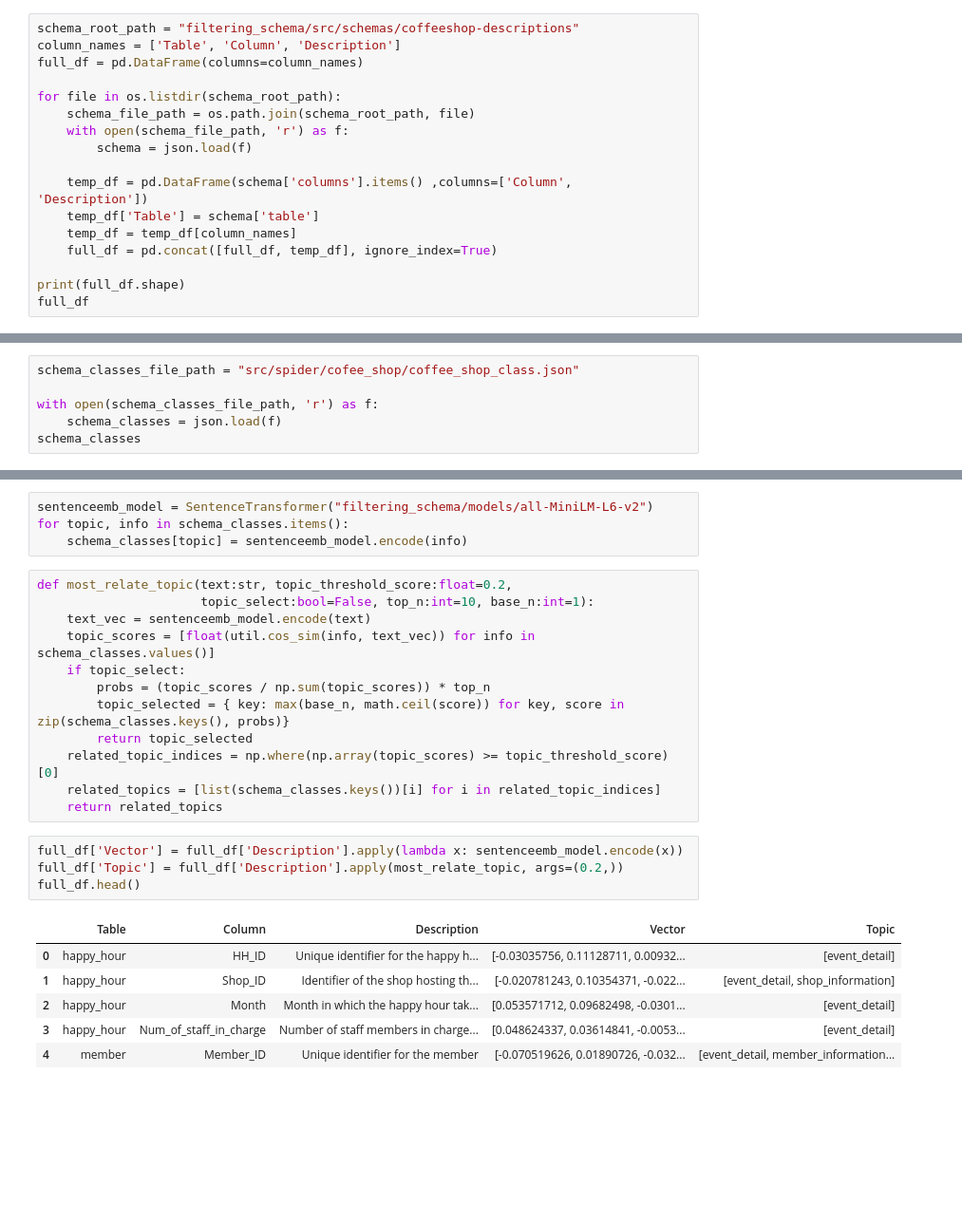
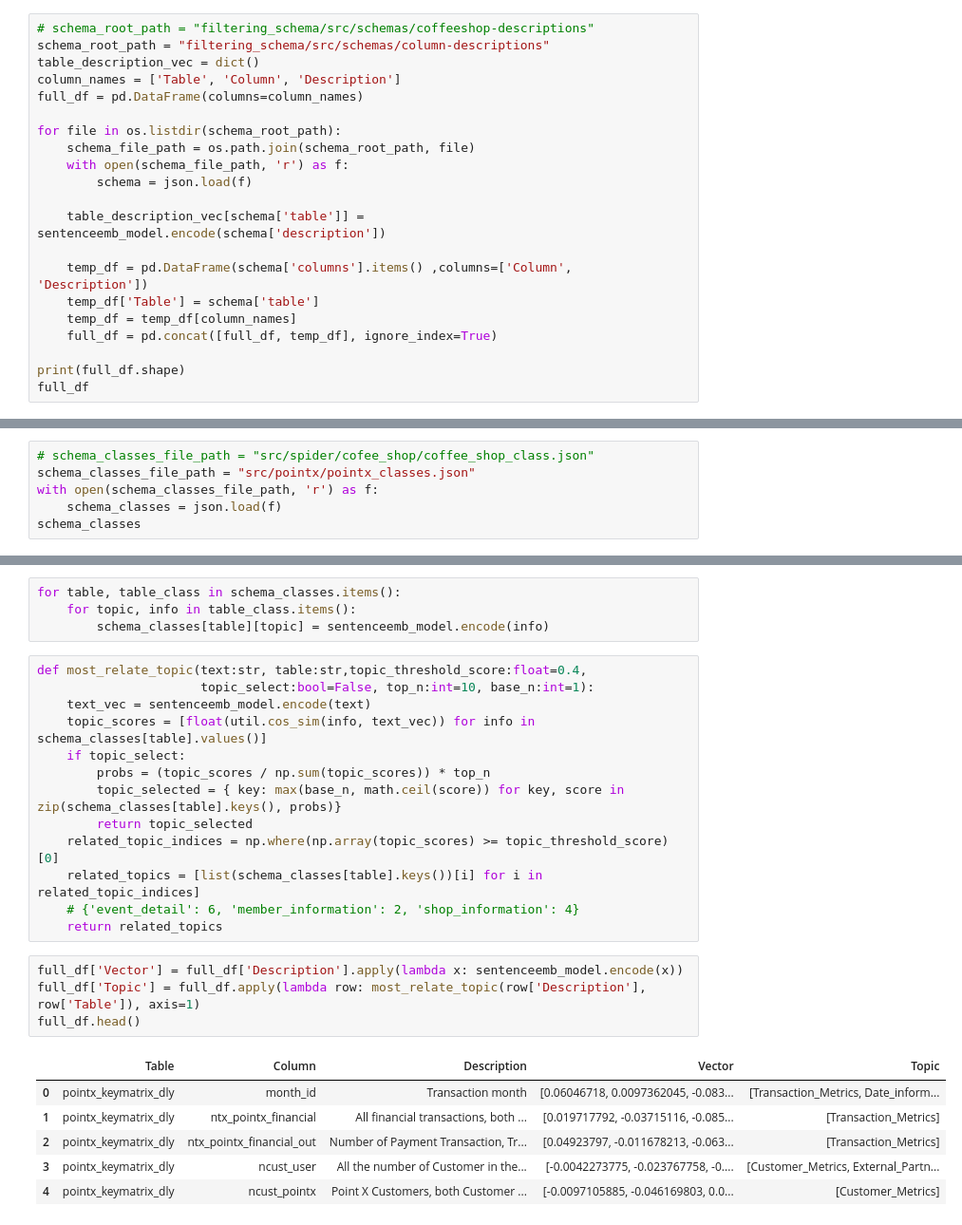
Before and after one commit to ThanawatTP/ChatQ, a Jupyter notebook: question_topics.ipynb, the cells around one changed output, grey strips where cells are left out. Shown at 95% size. Drawn from its saved outputs; the diff is of its cells as text; blank space fills up the shorter version.

```diff
--- a/question_topics.ipynb
+++ b/question_topics.ipynb
@@ -10,5 +11,7 @@ warnings.filterwarnings('ignore')
 # %%
-schema_root_path = "filtering_schema/src/schemas/coffeeshop-descriptions"
+# schema_root_path = "filtering_schema/src/schemas/coffeeshop-descriptions"
+schema_root_path = "filtering_schema/src/schemas/column-descriptions"
+table_description_vec = dict()
 column_names = ['Table', 'Column', 'Description']
 full_df = pd.DataFrame(columns=column_names)
 
@@ -17,6 +20,8 @@ for file in os.listdir(schema_root_path):
     with open(schema_file_path, 'r') as f:
         schema = json.load(f)
 
+    table_description_vec[schema['table']] = sentenceemb_model.encode(schema['description'])
+
     temp_df = pd.DataFrame(schema['columns'].items() ,columns=['Column', 'Description'])
     temp_df['Table'] = schema['table']
     temp_df = temp_df[column_names]
@@ -46,6 +47,6 @@ full_df
 # %%
-schema_classes_file_path = "src/spider/cofee_shop/coffee_shop_class.json"
-
+# schema_classes_file_path = "src/spider/cofee_shop/coffee_shop_class.json"
+schema_classes_file_path = "src/pointx/pointx_classes.json"
 with open(schema_classes_file_path, 'r') as f:
     schema_classes = json.load(f)
 schema_classes
@@ -56,28 +72,29 @@ schema_classes
 # %%
-sentenceemb_model = SentenceTransformer("filtering_schema/models/all-MiniLM-L6-v2")
-for topic, info in schema_classes.items():
-    schema_classes[topic] = sentenceemb_model.encode(info)
+for table, table_class in schema_classes.items():
+    for topic, info in table_class.items():
+        schema_classes[table][topic] = sentenceemb_model.encode(info)
 # %%
-def most_relate_topic(text:str, topic_threshold_score:float=0.2,
+def most_relate_topic(text:str, table:str,topic_threshold_score:float=0.4,
                       topic_select:bool=False, top_n:int=10, base_n:int=1):
     text_vec = sentenceemb_model.encode(text)
-    topic_scores = [float(util.cos_sim(info, text_vec)) for info in schema_classes.values()]
+    topic_scores = [float(util.cos_sim(info, text_vec)) for info in schema_classes[table].values()]
     if topic_select:
         probs = (topic_scores / np.sum(topic_scores)) * top_n
-        topic_selected = { key: max(base_n, math.ceil(score)) for key, score in zip(schema_classes.keys(), probs)}
+        topic_selected = { key: max(base_n, math.ceil(score)) for key, score in zip(schema_classes[table].keys(), probs)}
         return topic_selected
     related_topic_indices = np.where(np.array(topic_scores) >= topic_threshold_score)[0]
-    related_topics = [list(schema_classes.keys())[i] for i in related_topic_indices]
+    related_topics = [list(schema_classes[table].keys())[i] for i in related_topic_indices]
+    # {'event_detail': 6, 'member_information': 2, 'shop_information': 4}
     return related_topics
 # %%
 full_df['Vector'] = full_df['Description'].apply(lambda x: sentenceemb_model.encode(x))
-full_df['Topic'] = full_df['Description'].apply(most_relate_topic, args=(0.2,))
+full_df['Topic'] = full_df.apply(lambda row: most_relate_topic(row['Description'], row['Table']), axis=1)
 full_df.head()
 # %% [output]
 |  | Table | Column | Description | Vector | Topic |
-| 0 | happy_hour | HH_ID | Unique identifier for the happy h... | [-0.03035756, 0.11128711, 0.00932... | [event_detail] |
-| 1 | happy_hour | Shop_ID | Identifier of the shop hosting th... | [-0.020781243, 0.10354371, -0.022... | [event_detail, shop_information] |
-| 2 | happy_hour | Month | Month in which the happy hour tak... | [0.053571712, 0.09682498, -0.0301... | [event_detail] |
-| 3 | happy_hour | Num_of_staff_in_charge | Number of staff members in charge... | [0.048624337, 0.03614841, -0.0053... | [event_detail] |
-| 4 | member | Member_ID | Unique identifier for the member | [-0.070519626, 0.01890726, -0.032... | [event_detail, member_information... |
+| 0 | pointx_keymatrix_dly | month_id | Transaction month | [0.06046718, 0.0097362045, -0.083... | [Transaction_Metrics, Date_inform... |
+| 1 | pointx_keymatrix_dly | ntx_pointx_financial | All financial transactions, both ... | [0.019717792, -0.03715116, -0.085... | [Transaction_Metrics] |
+| 2 | pointx_keymatrix_dly | ntx_pointx_financial_out | Number of Payment Transaction, Tr... | [0.04923797, -0.011678213, -0.063... | [Transaction_Metrics] |
+| 3 | pointx_keymatrix_dly | ncust_user | All the number of Customer in the... | [-0.0042273775, -0.023767758, -0.... | [Customer_Metrics, External_Partn... |
+| 4 | pointx_keymatrix_dly | ncust_pointx | Point X Customers, both Customer ... | [-0.0097105885, -0.046169803, 0.0... | [Customer_Metrics] |
 # %%
```
Also changed, not shown: parts of 18 cells of this notebook, 8 other files.
